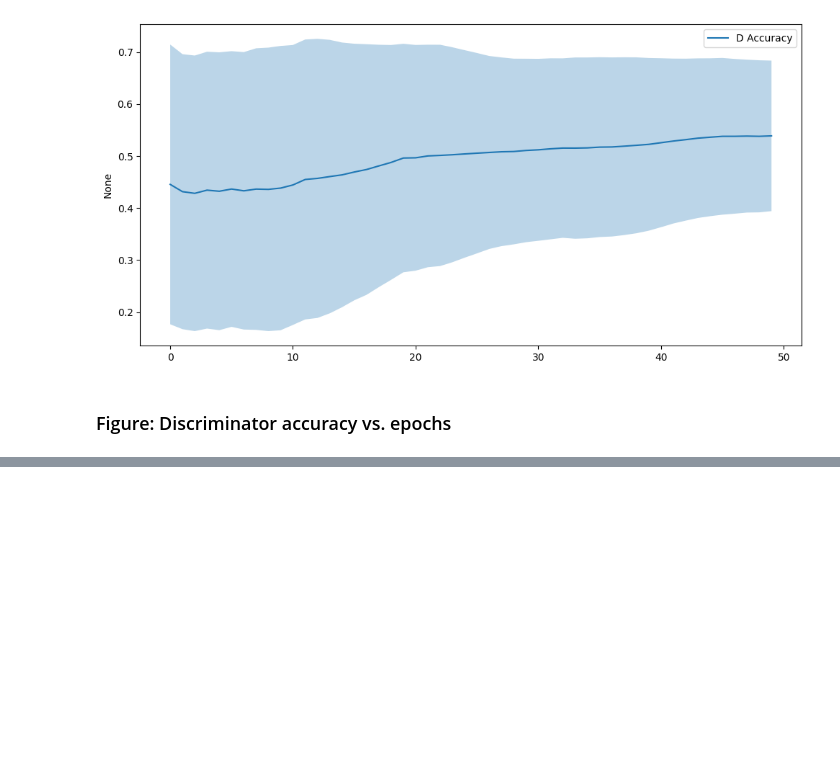
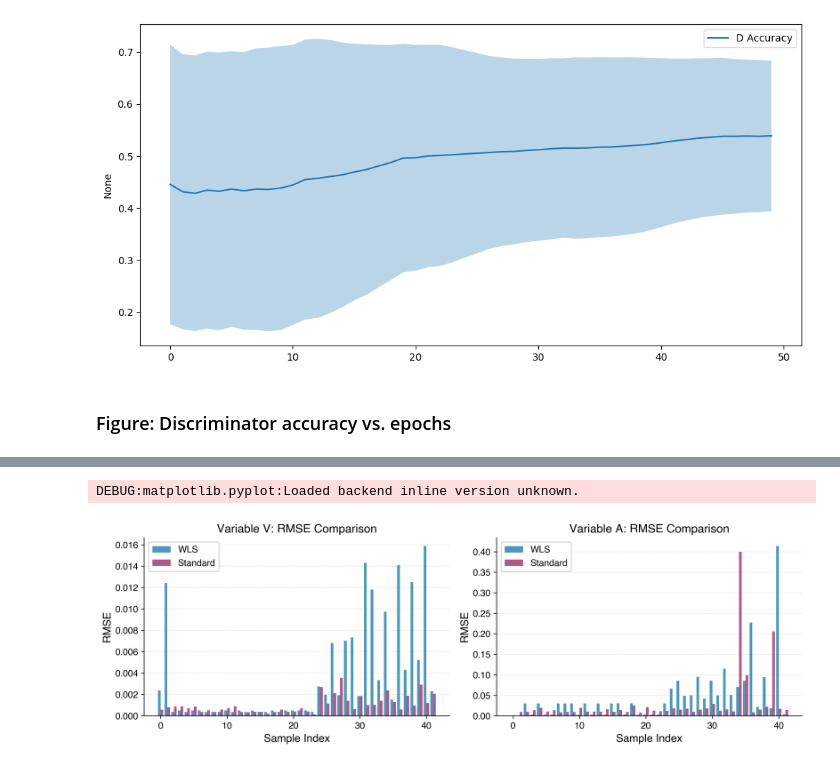
Before and after one commit to prajapati-incontrol/TapSEGNN, a Jupyter notebook: notebooks/create_figures.ipynb, the cells around one changed output, grey strips where cells are left out. Cells and saved outputs as stored; diff of their text form; code cells hidden in the pictures; blank space fills up the shorter version.

```diff
--- a/notebooks/create_figures.ipynb
+++ b/notebooks/create_figures.ipynb
@@ -512,0 +961,3 @@ plt.show()
+# %%
+wls_rmse_v = np.sqrt(np.mean((v_label - wls_v)**2, axis=1))
+wls_rmse_a = np.sqrt(np.mean((a_label - wls_a)**2, axis=1))
@@ -512,0 +976,61 @@ plt.show()
+# %%
+import matplotlib.pyplot as plt
+%matplotlib inline
+
+# Set publication-quality style with modern fonts
+plt.rcParams['font.family'] = 'sans-serif'
+plt.rcParams['font.sans-serif'] = ['Proxima Nova', 'Helvetica', 'Arial', 'DejaVu Sans']
+plt.rcParams['mathtext.fontset'] = 'stixsans'
+plt.rcParams['font.size'] = 11
+plt.rcParams['axes.labelsize'] = 13
+plt.rcParams['axes.titlesize'] = 14
+plt.rcParams['xtick.labelsize'] = 11
+plt.rcParams['ytick.labelsize'] = 11
+plt.rcParams['legend.fontsize'] = 11
+plt.rcParams['figure.dpi'] = 300
+plt.rcParams['axes.labelweight'] = 'normal'
+plt.rcParams['axes.titleweight'] = 'semibold'
+
+# Create figure with two subplots
+fig, axes = plt.subplots(1, 2, figsize=(12, 4))
+
+# Plot 1: Variable V comparison
+ax1 = axes[0]
+x = np.arange(len(wls_rmse_v))
+width = 0.4
+
+bars1 = ax1.bar(x - width/2, wls_rmse_v, width, label='WLS',
+                color='#2E86AB', alpha=0.85, edgecolor='none')
+bars2 = ax1.bar(x + width/2, rmse_v, width, label='Standard',
+                color='#A23B72', alpha=0.85, edgecolor='none')
+
+ax1.set_xlabel('Sample Index', fontweight='semibold')
+ax1.set_ylabel('RMSE', fontweight='semibold')
+ax1.set_title('Variable V: RMSE Comparison', fontweight='semibold')
+ax1.legend(frameon=True, fancybox=True, shadow=False, framealpha=0.95)
+ax1.spines['top'].set_visible(False)
+ax1.spines['right'].set_visible(False)
+ax1.grid(True, axis='y', linestyle='--', alpha=0.3, zorder=0)
+ax1.set_axisbelow(True)
+
+# Plot 2: Variable A comparison
+ax2 = axes[1]
+bars3 = ax2.bar(x - width/2, wls_rmse_a, width, label='WLS',
+                color='#2E86AB', alpha=0.85, edgecolor='none')
+bars4 = ax2.bar(x + width/2, rmse_a, width, label='Standard',
+                color='#A23B72', alpha=0.85, edgecolor='none')
+
+ax2.set_xlabel('Sample Index', fontweight='semibold')
+ax2.set_ylabel('RMSE', fontweight='semibold')
+ax2.set_title('Variable A: RMSE Comparison', fontweight='semibold')
+ax2.legend(frameon=True, fancybox=True, shadow=False, framealpha=0.95)
+ax2.spines['top'].set_visible(False)
+ax2.spines['right'].set_visible(False)
+ax2.grid(True, axis='y', linestyle='--', alpha=0.3, zorder=0)
+ax2.set_axisbelow(True)
+
+plt.tight_layout()
+plt.show()
+# %% [output]
+DEBUG:matplotlib.pyplot:Loaded backend inline version unknown.
+[figure, added]
```
Also changed, not shown: parts of 24 cells of this notebook, 11 other files.
